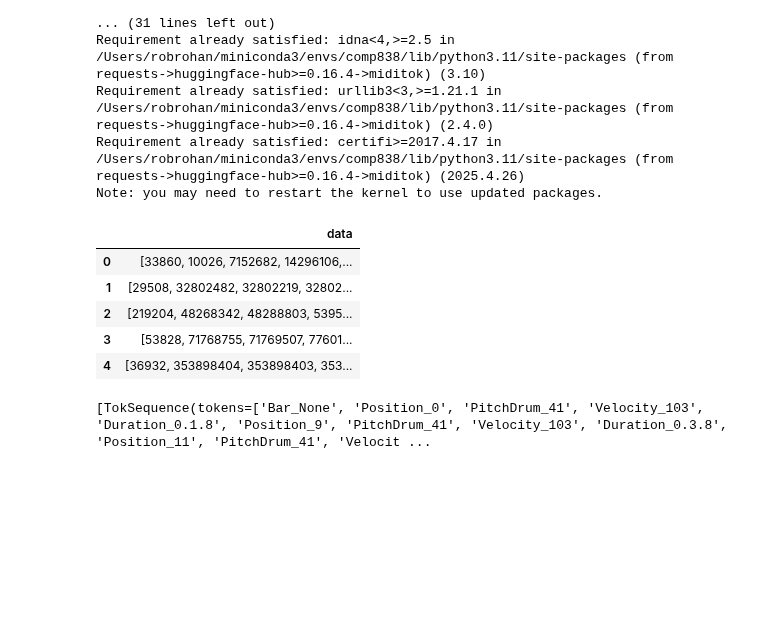
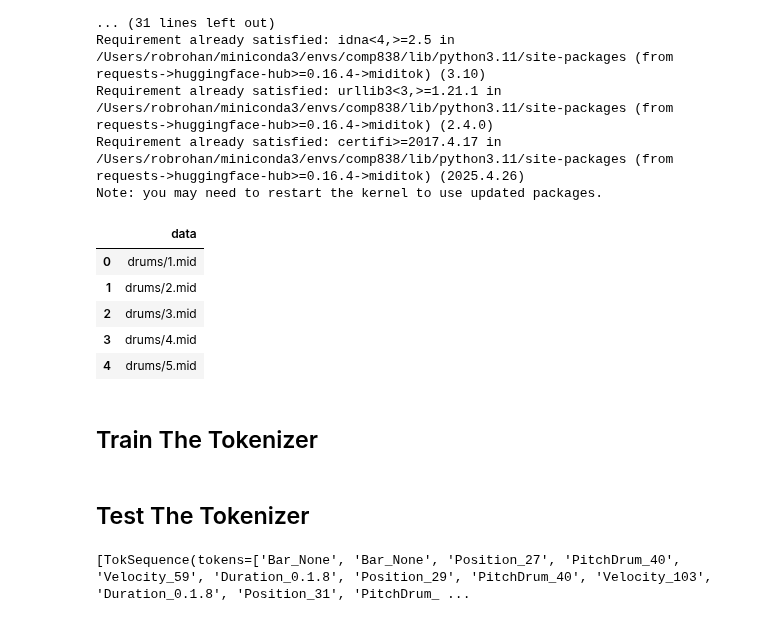
Before and after one commit to robrohan/AUT, a Jupyter notebook: Report2/1_midi_tokenizer.ipynb, the cells around one changed output. Drawn from its saved outputs; the diff is of its cells as text; code cells hidden in the pictures; blank space fills up the shorter version.

```diff
--- a/Report2/1_midi_tokenizer.ipynb
+++ b/Report2/1_midi_tokenizer.ipynb
@@ -31,11 +32,11 @@ import pickle
 # %%
-df = pd.read_csv("training_data.txt", delimiter="\t", header=None, names=['data'])
+df = pd.read_csv(CONFIG["preprocess"]["new_dataset_index"], delimiter="\t", header=None, names=['data'])
 display(df.head())
 # %% [output]
 |  | data |
-| 0 | [33860, 10026, 7152682, 14296106,... |
-| 1 | [29508, 32802482, 32802219, 32802... |
-| 2 | [219204, 48268342, 48288803, 5395... |
-| 3 | [53828, 71768755, 71769507, 77601... |
-| 4 | [36932, 353898404, 353898403, 353... |
+| 0 | drums/1.mid |
+| 1 | drums/2.mid |
+| 2 | drums/3.mid |
+| 3 | drums/4.mid |
+| 4 | drums/5.mid |
 # %%
@@ -50 +51,3 @@ for index, row in df.iterrows():
+# %% [markdown]
+## Train The Tokenizer
 # %%
@@ -58,7 +62,9 @@ with open('./checkpoints/midi_tokenizer_bpe.pkl', 'wb') as f:
     pickle.dump(tokenizer, f)
+# %% [markdown]
+## Test The Tokenizer
 # %%
-tokenizer = None # REMI()
-with open('./checkpoints/midi_tokenizer_bpe.pkl', 'rb') as f:
+tokenizer = None
+with open(CONFIG["tokenizer"]["model"], 'rb') as f:
     tokenizer = pickle.load(f)
 midi_path = 'drums/10.mid'
 tokens = tokenizer.encode(midi_path)
@@ -69,4 +75,4 @@ tokens = tokenizer.encode(midi_path)
 
 display(tokens)
 # %% [output]
-[TokSequence(tokens=['Bar_None', 'Position_0', 'PitchDrum_41', 'Velocity_103', 'Duration_0.1.8', 'Position_9', 'PitchDrum_41', 'Velocity_103', 'Duration_0.3.8', 'Position_11', 'PitchDrum_41', 'Velocit ...
+[TokSequence(tokens=['Bar_None', 'Bar_None', 'Position_27', 'PitchDrum_40', 'Velocity_59', 'Duration_0.1.8', 'Position_29', 'PitchDrum_40', 'Velocity_103', 'Duration_0.1.8', 'Position_31', 'PitchDrum_ ...
```
Also changed, not shown: parts of 3 cells of this notebook, 8 other files.
